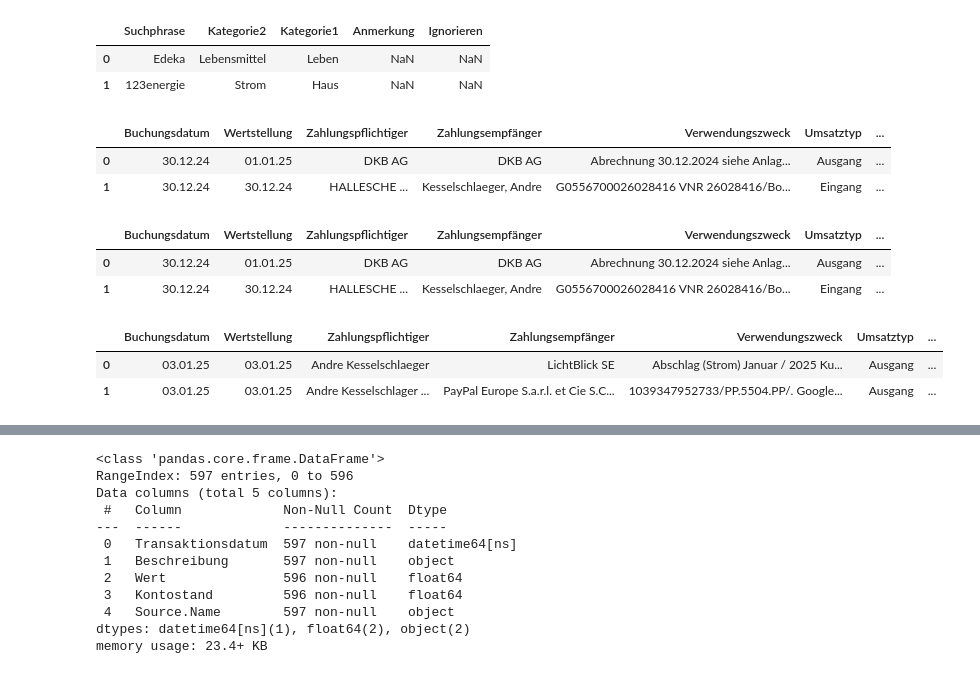
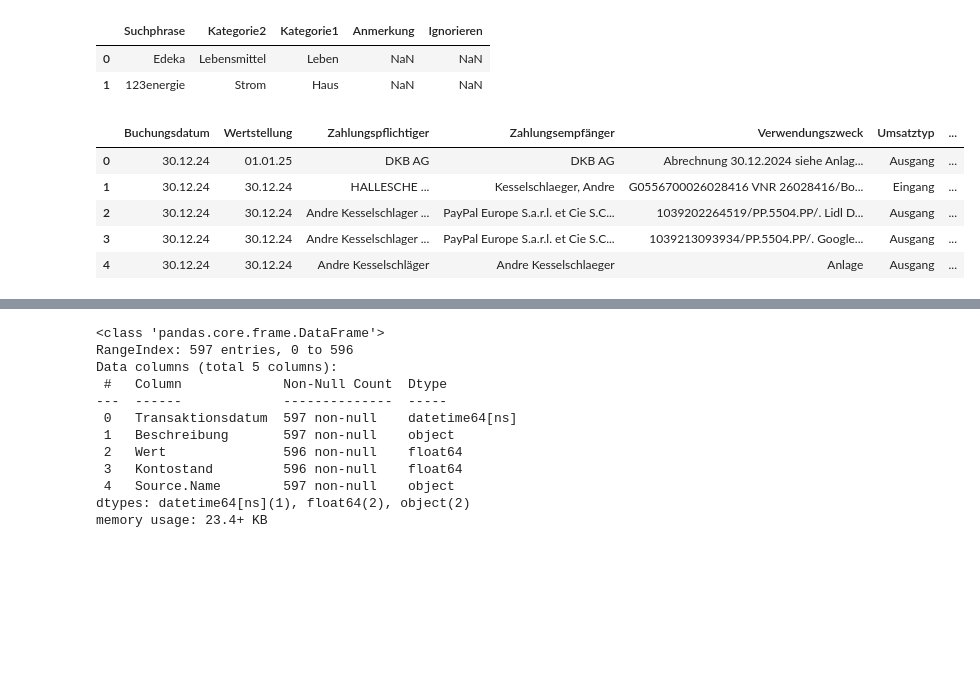
Before and after one commit to kesselschlaeger/Kontenanalyse, a Jupyter notebook: Kontenanalyse.ipynb, the cells around one changed output, grey strips where cells are left out. Drawn from its saved outputs; the diff is of its cells as text; code cells hidden in the pictures; blank space fills up the shorter version.

Commit message:
Suchphrase weitergereicht

```diff
--- a/Kontenanalyse.ipynb
+++ b/Kontenanalyse.ipynb
@@ -80,6 +78,9 @@ df.loc[(df['Zahlungspflichtiger'] == 'Kesselschlaeger, Andre') & (df['Zahlungsem
 df.loc[(df['Zahlungspflichtiger'] == 'Andre Kesselschläger') & (df['Zahlungsempfänger'] == 'Andre Kesselschlaeger'), 'Ignorieren'] = 'x'
 df.loc[(df['Zahlungspflichtiger'] == 'Olga Kesselschläger') & (df['IBAN'] == 'DE72120300001028953691'), 'Ignorieren'] = 'x' #Tagesgeldkonto DKB
 df.loc[(df['Zahlungspflichtiger'] == 'Olga Kesselschläger') & (df['IBAN'] == 'DE69501108019080229197'), 'Ignorieren'] = 'x' #TradeRepublic Olja
+df.loc[(df['Zahlungspflichtiger'] == 'Olga Kesselschläger') & (df['IBAN'] == 'DE83120700700122237404'), 'Ignorieren'] = 'x' #TradeRepublic Olja an André
+df.loc[(df['Zahlungspflichtiger'] == 'Olga Kesselschläger') & (df['IBAN'] == 'DE50100123450562253601'), 'Ignorieren'] = 'x' #TradeRepublic Olja an André    - alte Nummer
+df.loc[(df['Zahlungspflichtiger'] == 'Andre Kesselschläger') & (df['IBAN'] == 'DE83100123450167123701'), 'Ignorieren'] = 'x' #TradeRepublic André an André
 # %%
 ##Entfernen unnötiger Spalten
 df = df.drop('Status', axis=1)
@@ -101,16 +102,21 @@ dfKats.head(2)
 # %%
 def instring_merge(df_1, df_2, keys1, key2):
     for key1 in keys1:
         for i, row in df_2.iterrows():
             mask = df_1[key1].str.contains(row[key2], case=False, na=False)
-            for col in df_2.columns.drop(key2):
+            #for col in df_2.columns.drop(key2):
+            for col in df_2.columns:
                 df_1.loc[mask, col] = row[col]
+                #df_1['Suchphrase'] = row[key2]
     return df_1
 
 df_result = instring_merge(df, dfKats, ['Zahlungsempfänger', 'Verwendungszweck','Zahlungspflichtiger'], 'Suchphrase')
-df_result.head(2)
+df_result.head(5)
 # %% [output]
 |  | Buchungsdatum | Wertstellung | Zahlungspflichtiger | Zahlungsempfänger | Verwendungszweck | Umsatztyp | ... |
 | 0 | 30.12.24 | 01.01.25 | DKB AG | DKB AG | Abrechnung 30.12.2024 siehe Anlag... | Ausgang | ... |
 | 1 | 30.12.24 | 30.12.24 | HALLESCHE ... | Kesselschlaeger, Andre | G0556700026028416 VNR 26028416/Bo... | Eingang | ... |
+| 2 | 30.12.24 | 30.12.24 | Andre Kesselschlager ... | PayPal Europe S.a.r.l. et Cie S.C... | 1039202264519/PP.5504.PP/. Lidl D... | Ausgang | ... |
+| 3 | 30.12.24 | 30.12.24 | Andre Kesselschlager ... | PayPal Europe S.a.r.l. et Cie S.C... | 1039213093934/PP.5504.PP/. Google... | Ausgang | ... |
+| 4 | 30.12.24 | 30.12.24 | Andre Kesselschläger | Andre Kesselschlaeger | Anlage | Ausgang | ... |
 # %%
@@ -119,24 +125,3 @@ if 'Suchphrase' not in df.columns:
-# %%
-def instring_merge(df_1, df_2, keys1, key2):
-    # Füge eine neue Spalte für die Suchphrase hinzu, wenn sie noch nicht existiert
-
-    for key1 in keys1:
-        for i, row in df_2.iterrows():
-            mask = df_1[key1].str.contains(row[key2], case=False, na=False)
-            # Aktualisiere die Suchphrase-Spalte mit der Suchphrase aus df_2, wenn eine Übereinstimmung gefunden wird
-            df_1.loc[mask, 'Suchphrase'] = row[key2]
-
-            # Aktualisiere andere Spalten basierend auf Übereinstimmungen
-            for col in df_2.columns.drop(key2):
-                df_1.loc[mask, col] = row[col]
-    return df_1
-
-df_result = instring_merge(df, dfKats, ['Zahlungsempfänger', 'Verwendungszweck', 'Zahlungspflichtiger'], 'Suchphrase')
-df_result.head(2)
-# %% [output]
-|  | Buchungsdatum | Wertstellung | Zahlungspflichtiger | Zahlungsempfänger | Verwendungszweck | Umsatztyp | ... |
-| 0 | 30.12.24 | 01.01.25 | DKB AG | DKB AG | Abrechnung 30.12.2024 siehe Anlag... | Ausgang | ... |
-| 1 | 30.12.24 | 30.12.24 | HALLESCHE ... | Kesselschlaeger, Andre | G0556700026028416 VNR 26028416/Bo... | Eingang | ... |
 # %%
 #df_filtered = df_result[df_result['Zahlungsempfänger'].str.contains('Edeka', case=False, na=False)]
 #df_filtered.head(2)
@@ -144,9 +129,5 @@ df_result.head(2)
 os.chdir('c:\\!\\privat\\Buchungen')
 df_result.to_excel("KontenanalyseOutput.xlsx", index=False)
 # %%
-df_result.head(2)
+#df_result.head(2)
-# %% [output]
-|  | Buchungsdatum | Wertstellung | Zahlungspflichtiger | Zahlungsempfänger | Verwendungszweck | Umsatztyp | ... |
-| 0 | 03.01.25 | 03.01.25 | Andre Kesselschlaeger | LichtBlick SE | Abschlag (Strom) Januar / 2025 Ku... | Ausgang | ... |
-| 1 | 03.01.25 | 03.01.25 | Andre Kesselschlager ... | PayPal Europe S.a.r.l. et Cie S.C... | 1039347952733/PP.5504.PP/. Google... | Ausgang | ... |
 # %%
```
Also changed, not shown: parts of 10 cells of this notebook, 1 other file.
